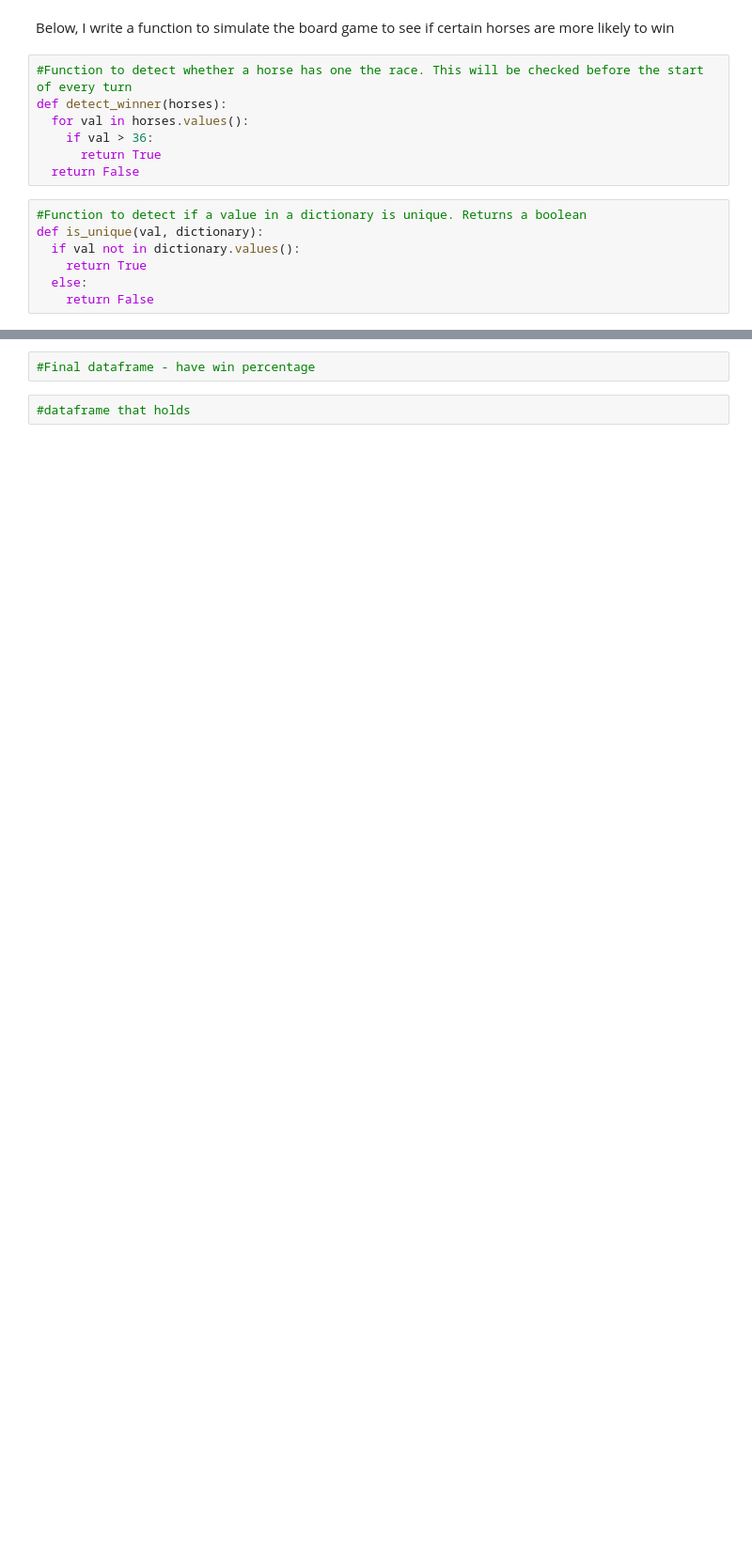
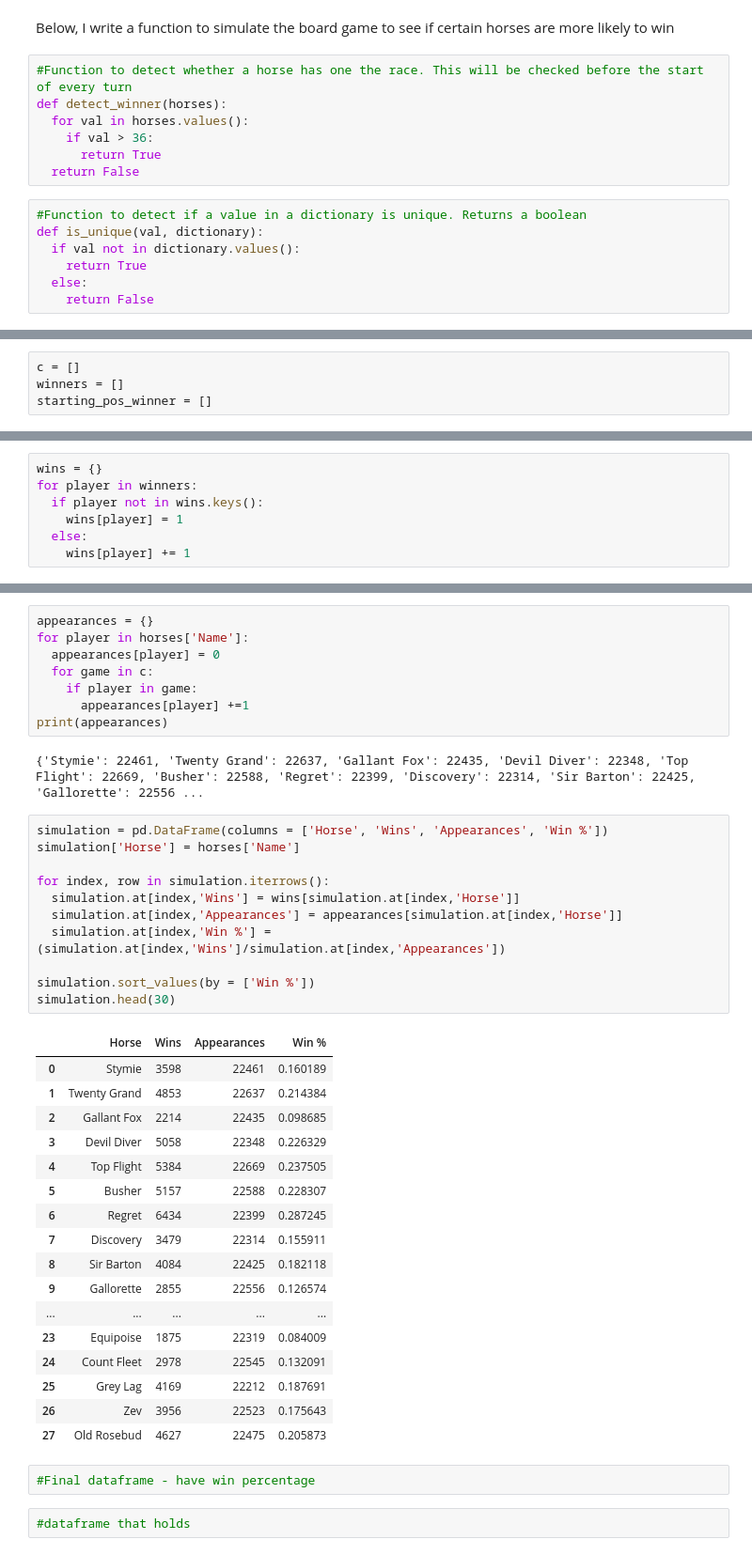
Before and after one commit to mnocerino23/Winner-s-Circle-Strategy-Analysis, a Jupyter notebook: Winner'sCircle.ipynb, the cells around one changed output, grey strips where cells are left out. Shown at 94% size. Cells and saved outputs as stored; diff of their text form; blank space fills up the shorter version.

```diff
--- a/Winner'sCircle.ipynb
+++ b/Winner'sCircle.ipynb
@@ -167,6 +167,10 @@ def move(name, horses, positions, die):
         break
       new_position -=1
     positions[name] = new_position
+# %%
+c = []
+winners = []
+starting_pos_winner = []
 # %%
 import random
 
@@ -236,0 +244,7 @@ Twilight Tear
+# %%
+wins = {}
+for player in winners:
+  if player not in wins.keys():
+    wins[player] = 1
+  else:
+    wins[player] += 1
@@ -237,3 +255,42 @@ Twilight Tear
+# %%
+appearances = {}
+for player in horses['Name']:
+  appearances[player] = 0
+  for game in c:
+    if player in game:
+      appearances[player] +=1
+print(appearances)
+# %% [output]
+{'Stymie': 22461, 'Twenty Grand': 22637, 'Gallant Fox': 22435, 'Devil Diver': 22348, 'Top Flight': 22669, 'Busher': 22588, 'Regret': 22399, 'Discovery': 22314, 'Sir Barton': 22425, 'Gallorette': 22556 ...
+# %%
+simulation = pd.DataFrame(columns = ['Horse', 'Wins', 'Appearances', 'Win %'])
+simulation['Horse'] = horses['Name']
+
+for index, row in simulation.iterrows():
+  simulation.at[index,'Wins'] = wins[simulation.at[index,'Horse']]
+  simulation.at[index,'Appearances'] = appearances[simulation.at[index,'Horse']]
+  simulation.at[index,'Win %'] = (simulation.at[index,'Wins']/simulation.at[index,'Appearances'])
+
+simulation.sort_values(by = ['Win %'])
+simulation.head(30)
+# %% [output]
+|  | Horse | Wins | Appearances | Win % |
+| 0 | Stymie | 3598 | 22461 | 0.160189 |
+| 1 | Twenty Grand | 4853 | 22637 | 0.214384 |
+| 2 | Gallant Fox | 2214 | 22435 | 0.098685 |
+| 3 | Devil Diver | 5058 | 22348 | 0.226329 |
+| 4 | Top Flight | 5384 | 22669 | 0.237505 |
+| 5 | Busher | 5157 | 22588 | 0.228307 |
+| 6 | Regret | 6434 | 22399 | 0.287245 |
+| 7 | Discovery | 3479 | 22314 | 0.155911 |
+| 8 | Sir Barton | 4084 | 22425 | 0.182118 |
+| 9 | Gallorette | 2855 | 22556 | 0.126574 |
+| ... | ... | ... | ... | ... |
+| 23 | Equipoise | 1875 | 22319 | 0.084009 |
+| 24 | Count Fleet | 2978 | 22545 | 0.132091 |
+| 25 | Grey Lag | 4169 | 22212 | 0.187691 |
+| 26 | Zev | 3956 | 22523 | 0.175643 |
+| 27 | Old Rosebud | 4627 | 22475 | 0.205873 |
 # %%
 #Final dataframe - have win percentage
 # %%
```
Also changed, not shown: parts of 5 cells of this notebook.
